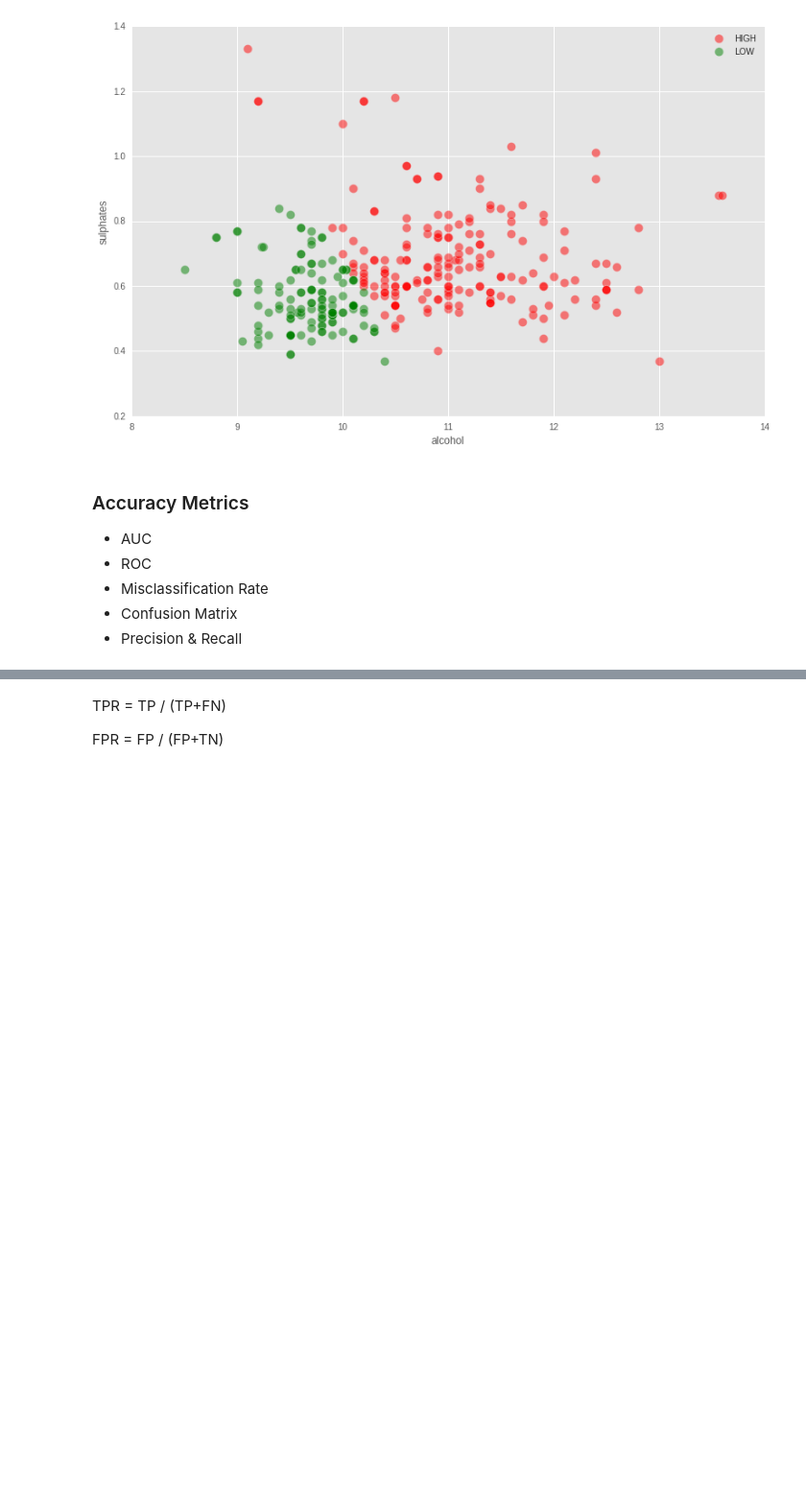
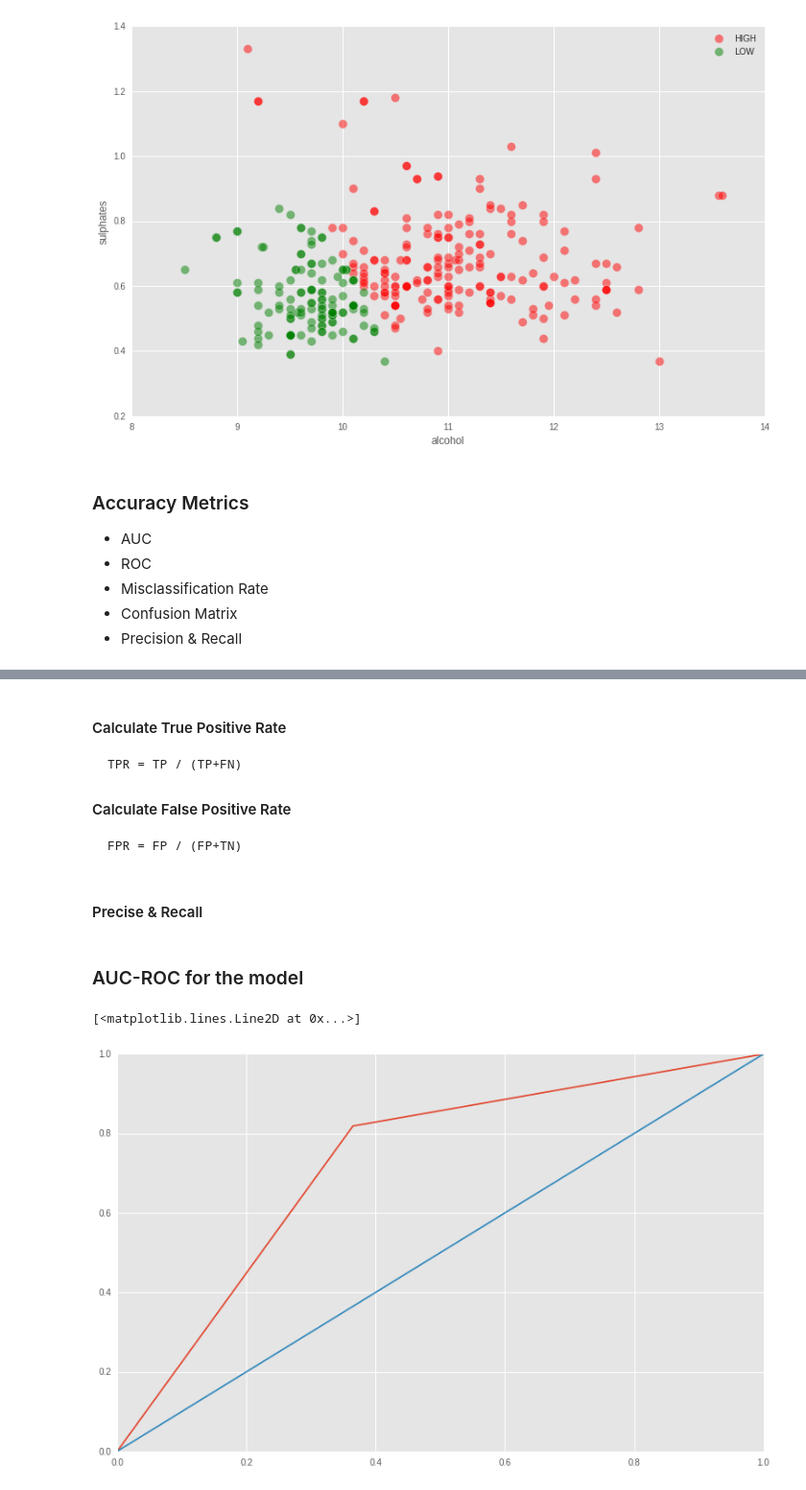
Before and after one commit to ababook/intro-python-data-science, a Jupyter notebook: wine/wine-selection.ipynb, the cells around one changed output, grey strips where cells are left out. Shown at 96% size. Drawn from its saved outputs; the diff is of its cells as text; code cells hidden in the pictures; blank space fills up the shorter version.

```diff
--- a/wine/wine-selection.ipynb
+++ b/wine/wine-selection.ipynb
@@ -242,4 +244,10 @@ df_compare[df_compare.predicted == 0].plot(x="alcohol", y="sulphates", kind="sca
 # %% [markdown]
-TPR = TP / (TP+FN)
+#### Calculate True Positive Rate
+    TPR = TP / (TP+FN)
 
-FPR = FP / (FP+TN)
+#### Calculate False Positive Rate
+    FPR = FP / (FP+TN)
+# %% [markdown]
+#### Precise & Recall
+# %% [markdown]
+### AUC-ROC for the model
@@ -245,0 +256,8 @@ FPR = FP / (FP+TN)
+# %%
+#ols_auc = metrics.roc_auc_score(df_compare.actual, df_compare.predicted)
+fpr, tpr, thresholds = metrics.roc_curve(df_compare.actual, df_compare.predicted)
+plt.plot(fpr, tpr)
+plt.plot([0,1],[0,1])
+# %% [output]
+[<matplotlib.lines.Line2D at 0x...>]
+[figure, added]
```
Also changed, not shown: parts of 2 cells of this notebook.
